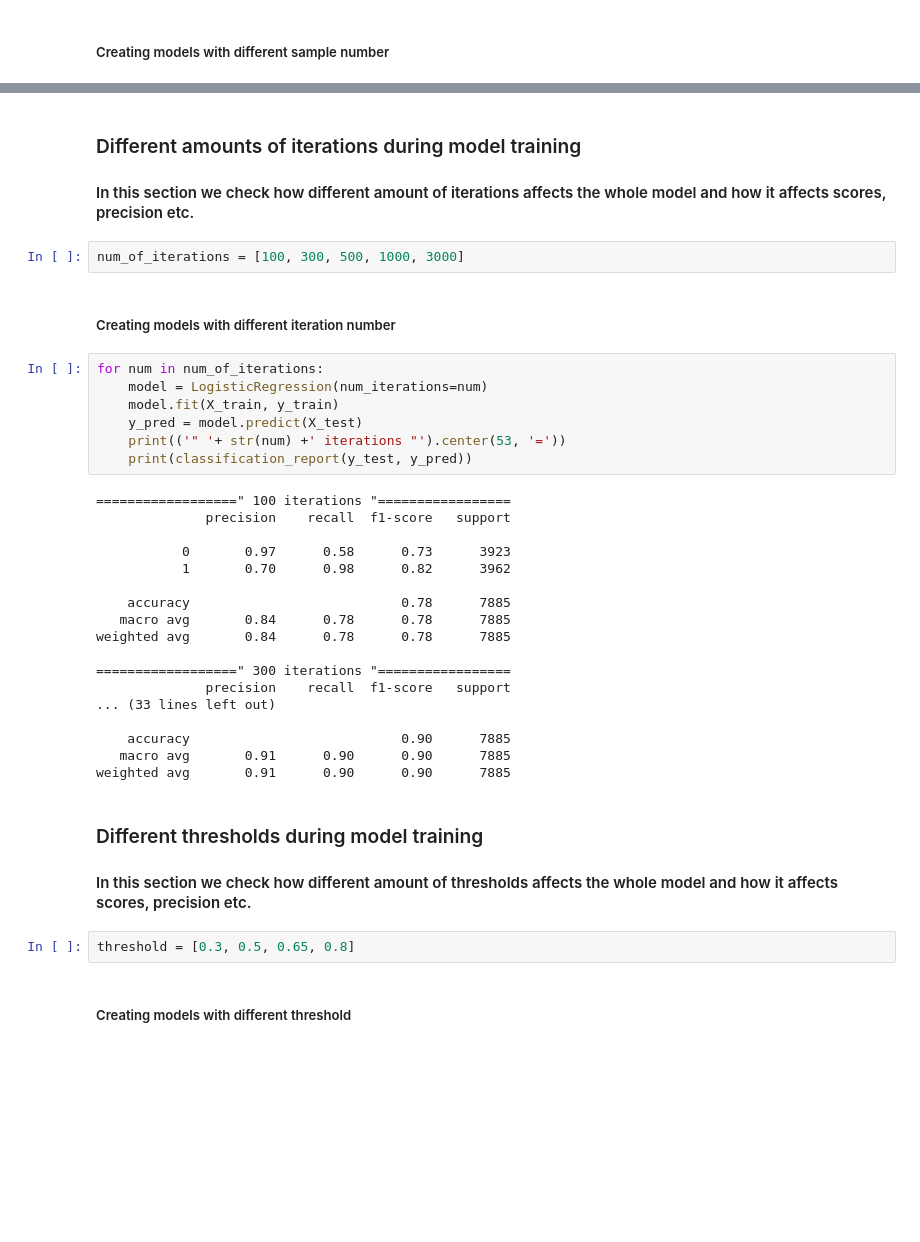
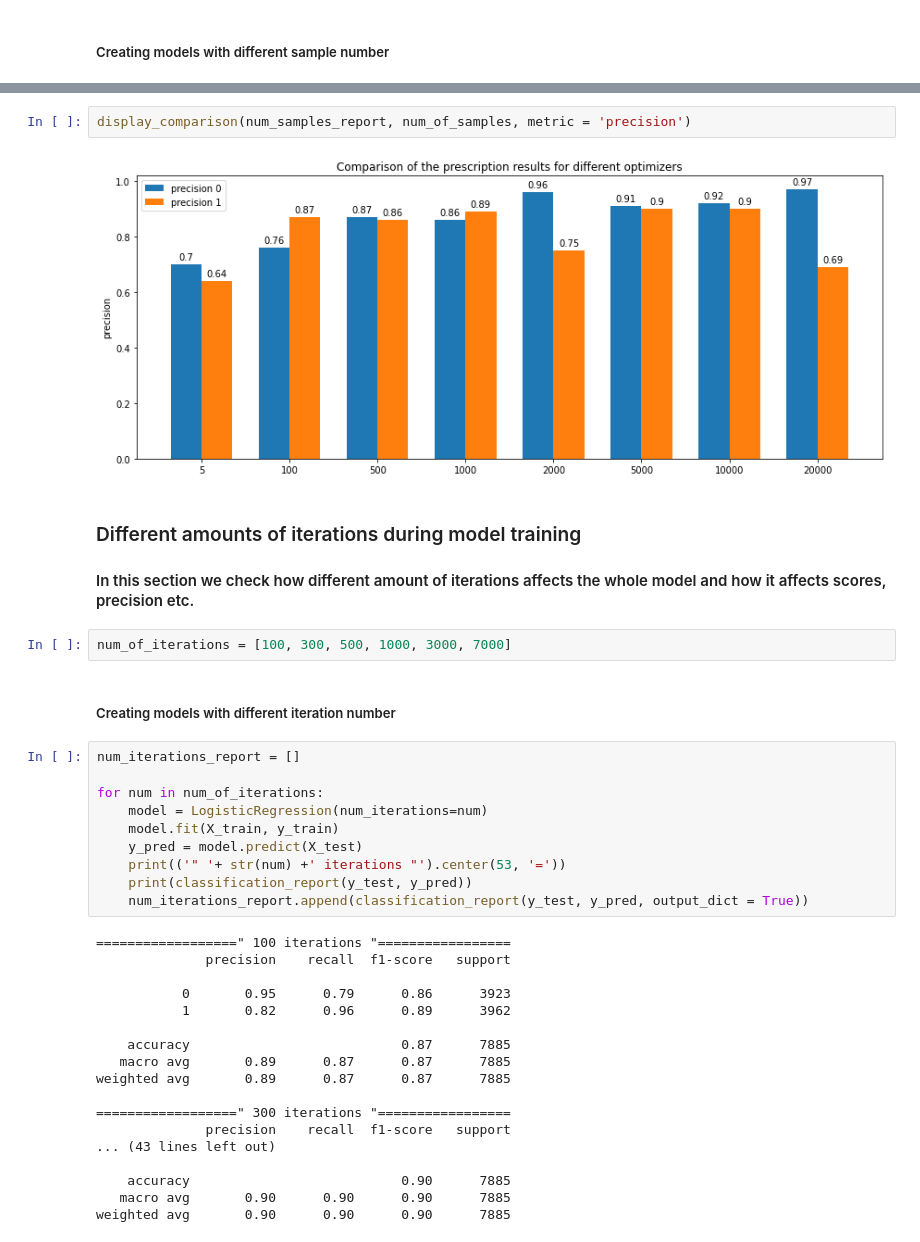
Before and after one commit to sekcja-memow/logistics-regression, a Jupyter notebook: src/prime_numbers.ipynb, the cells around one changed output, grey strips where cells are left out. Drawn from its saved outputs; the diff is of its cells as text; blank space fills up the shorter version.

```diff
--- a/src/prime_numbers.ipynb
+++ b/src/prime_numbers.ipynb
@@ -362,41 +395,40 @@ weighted avg       0.92      0.92      0.92      7885
+# %%
+display_comparison(num_samples_report, num_of_samples, metric = 'precision')
+# %% [output]
+[figure, added]
 # %% [markdown]
 ### Different amounts of iterations during model training
 
 #### In this section we check how different amount of iterations affects the whole model and how it affects scores, precision etc.
 # %%
-num_of_iterations = [100, 300, 500, 1000, 3000]
+num_of_iterations = [100, 300, 500, 1000, 3000, 7000]
 # %% [markdown]
 ##### Creating models with different iteration number
 # %%
+num_iterations_report = []
+
 for num in num_of_iterations:
     model = LogisticRegression(num_iterations=num)
     model.fit(X_train, y_train)
     y_pred = model.predict(X_test)
     print(('" '+ str(num) +' iterations "').center(53, '='))
     print(classification_report(y_test, y_pred))
+    num_iterations_report.append(classification_report(y_test, y_pred, output_dict = True))
 # %% [output]
 ==================" 100 iterations "=================
               precision    recall  f1-score   support
 
-           0       0.97      0.58      0.73      3923
-           1       0.70      0.98      0.82      3962
+           0       0.95      0.79      0.86      3923
+           1       0.82      0.96      0.89      3962
 
-    accuracy                           0.78      7885
-   macro avg       0.84      0.78      0.78      7885
-weighted avg       0.84      0.78      0.78      7885
+    accuracy                           0.87      7885
+   macro avg       0.89      0.87      0.87      7885
+weighted avg       0.89      0.87      0.87      7885
 
 ==================" 300 iterations "=================
               precision    recall  f1-score   support
-... (33 lines left out)
+... (43 lines left out)
 
     accuracy                           0.90      7885
-   macro avg       0.91      0.90      0.90      7885
-weighted avg       0.91      0.90      0.90      7885
+   macro avg       0.90      0.90      0.90      7885
+weighted avg       0.90      0.90      0.90      7885
-# %% [markdown]
-### Different thresholds during model training
-
-#### In this section we check how different amount of thresholds affects the whole model and how it affects scores, precision etc.
-# %%
-threshold = [0.3, 0.5, 0.65, 0.8]
-# %% [markdown]
-##### Creating models with different threshold
```
Also changed, not shown: parts of 18 cells of this notebook.
